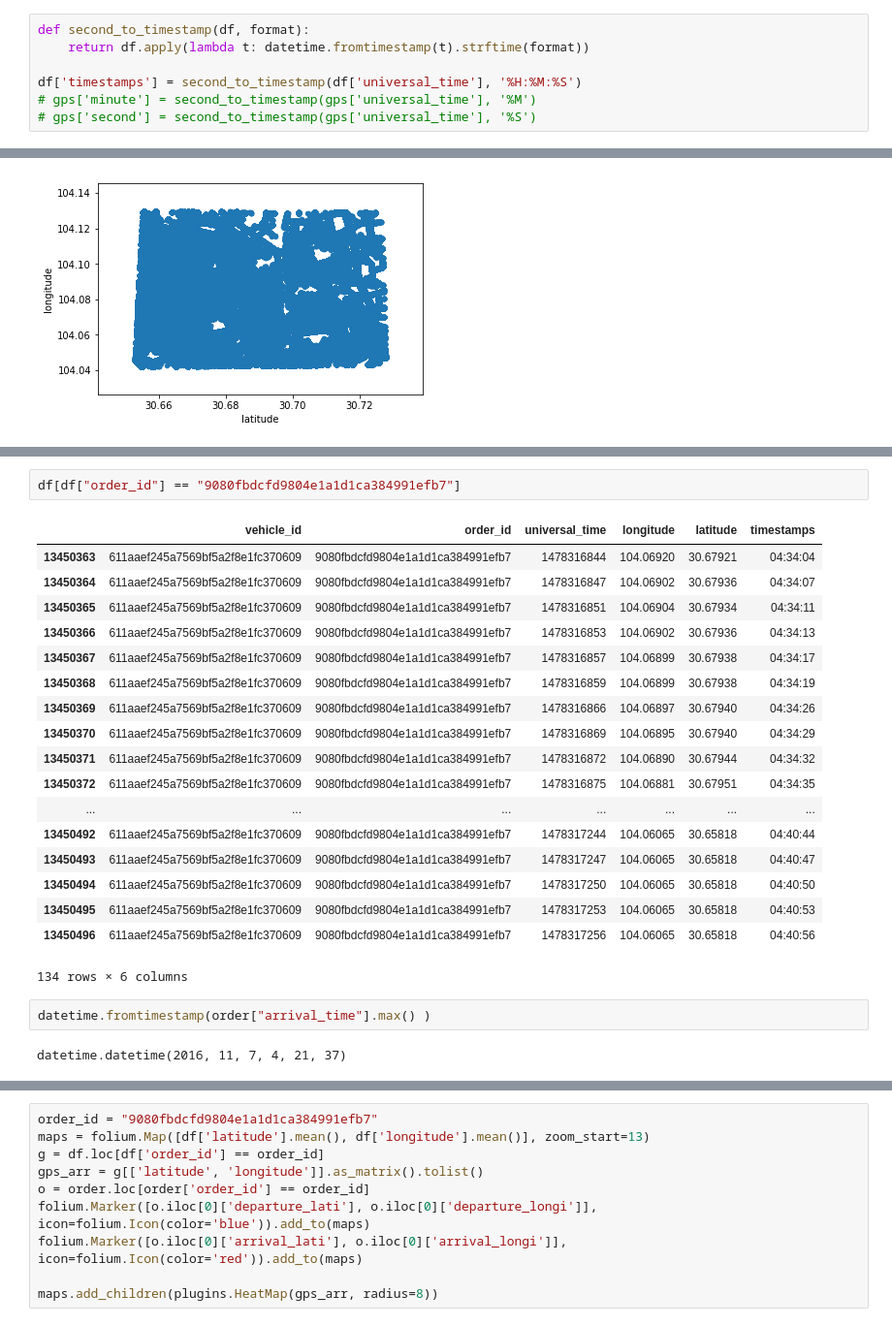
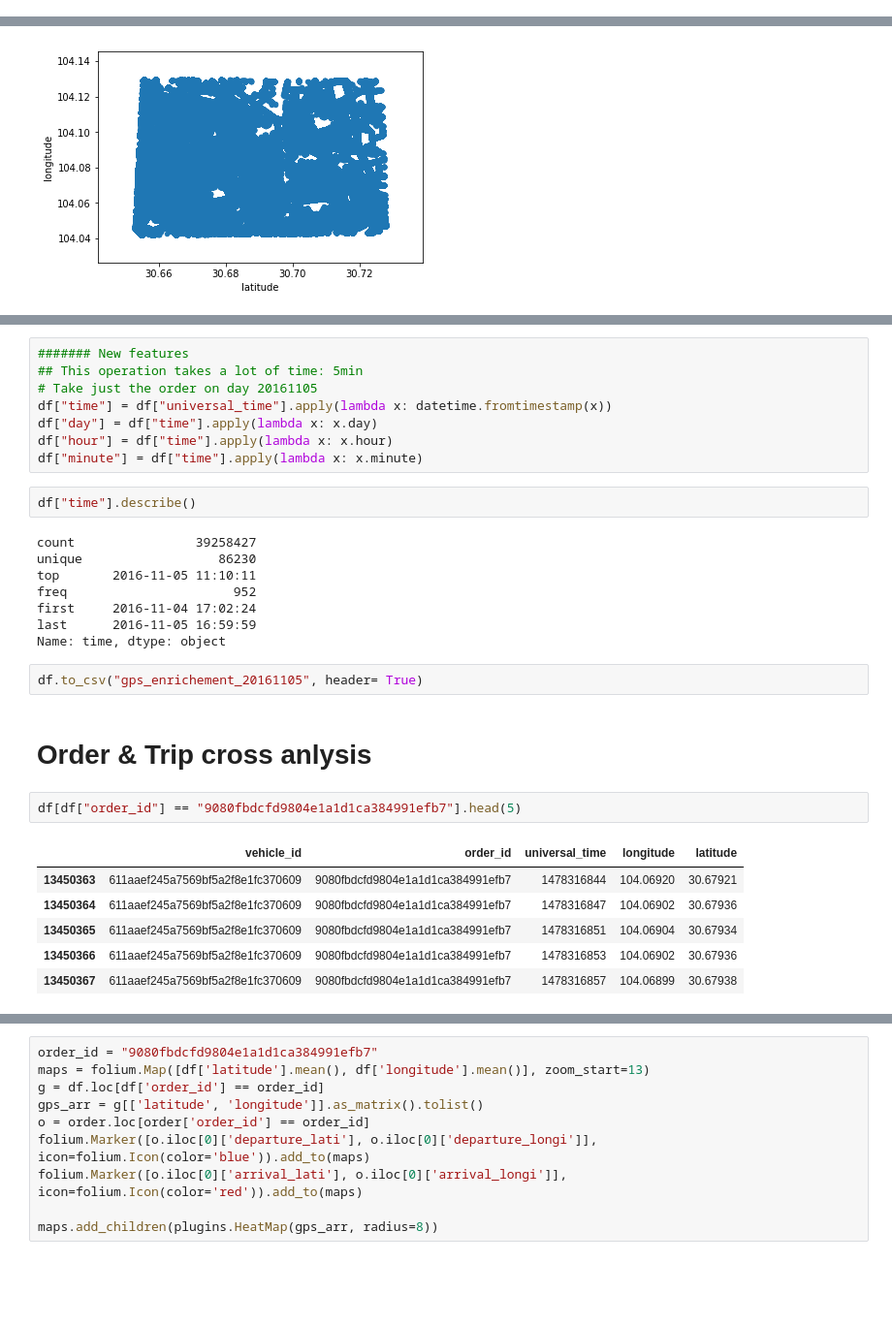
Before and after one commit to JiaoG/trafic-congestion-didi, a Jupyter notebook: data_exploration.ipynb, the cells around one changed output, grey strips where cells are left out. Shown: that part at 97% size. Saved outputs shown, nothing was run; the diff lists cells and outputs as text; blank space fills up the shorter version.

```diff
--- a/data_exploration.ipynb
+++ b/data_exploration.ipynb
@@ -54,10 +181,3 @@ max longitude : 104.1296
 min_longitude: 104.0421
 max latitude : 30.7278
 min latitude : :30.6529
-# %%
-def second_to_timestamp(df, format):
-    return df.apply(lambda t: datetime.fromtimestamp(t).strftime(format))
-
-df['timestamps'] = second_to_timestamp(df['universal_time'], '%H:%M:%S')
-# gps['minute'] = second_to_timestamp(gps['universal_time'], '%M')
-# gps['second'] = second_to_timestamp(gps['universal_time'], '%S')
@@ -325,25 +275,31 @@ Name: interval, dtype: object
+# %%
+####### New features
+## This operation takes a lot of time: 5min
+# Take just the order on day 20161105
+df["time"] = df["universal_time"].apply(lambda x: datetime.fromtimestamp(x))
+df["day"] = df["time"].apply(lambda x: x.day)
+df["hour"] = df["time"].apply(lambda x: x.hour)
+df["minute"] = df["time"].apply(lambda x: x.minute)
+# %%
+df["time"].describe()
+# %% [output]
+count                39258427
+unique                  86230
+top       2016-11-05 11:10:11
+freq                      952
+first     2016-11-04 17:02:24
+last      2016-11-05 16:59:59
+Name: time, dtype: object
+# %%
+df.to_csv("gps_enrichement_20161105", header= True)
+# %% [markdown]
+# Order & Trip cross anlysis
 # %%
-df[df["order_id"] == "9080fbdcfd9804e1a1d1ca384991efb7"]
+df[df["order_id"] == "9080fbdcfd9804e1a1d1ca384991efb7"].head(5)
 # %% [output]
-|  | vehicle_id | order_id | universal_time | longitude | latitude | timestamps |
-| 13450363 | 611aaef245a7569bf5a2f8e1fc370609 | 9080fbdcfd9804e1a1d1ca384991efb7 | 1478316844 | 104.06920 | 30.67921 | 04:34:04 |
-| 13450364 | 611aaef245a7569bf5a2f8e1fc370609 | 9080fbdcfd9804e1a1d1ca384991efb7 | 1478316847 | 104.06902 | 30.67936 | 04:34:07 |
-| 13450365 | 611aaef245a7569bf5a2f8e1fc370609 | 9080fbdcfd9804e1a1d1ca384991efb7 | 1478316851 | 104.06904 | 30.67934 | 04:34:11 |
-| 13450366 | 611aaef245a7569bf5a2f8e1fc370609 | 9080fbdcfd9804e1a1d1ca384991efb7 | 1478316853 | 104.06902 | 30.67936 | 04:34:13 |
-| 13450367 | 611aaef245a7569bf5a2f8e1fc370609 | 9080fbdcfd9804e1a1d1ca384991efb7 | 1478316857 | 104.06899 | 30.67938 | 04:34:17 |
-| 13450368 | 611aaef245a7569bf5a2f8e1fc370609 | 9080fbdcfd9804e1a1d1ca384991efb7 | 1478316859 | 104.06899 | 30.67938 | 04:34:19 |
-| 13450369 | 611aaef245a7569bf5a2f8e1fc370609 | 9080fbdcfd9804e1a1d1ca384991efb7 | 1478316866 | 104.06897 | 30.67940 | 04:34:26 |
-| 13450370 | 611aaef245a7569bf5a2f8e1fc370609 | 9080fbdcfd9804e1a1d1ca384991efb7 | 1478316869 | 104.06895 | 30.67940 | 04:34:29 |
-| 13450371 | 611aaef245a7569bf5a2f8e1fc370609 | 9080fbdcfd9804e1a1d1ca384991efb7 | 1478316872 | 104.06890 | 30.67944 | 04:34:32 |
-| 13450372 | 611aaef245a7569bf5a2f8e1fc370609 | 9080fbdcfd9804e1a1d1ca384991efb7 | 1478316875 | 104.06881 | 30.67951 | 04:34:35 |
-| ... | ... | ... | ... | ... | ... | ... |
-| 13450492 | 611aaef245a7569bf5a2f8e1fc370609 | 9080fbdcfd9804e1a1d1ca384991efb7 | 1478317244 | 104.06065 | 30.65818 | 04:40:44 |
-| 13450493 | 611aaef245a7569bf5a2f8e1fc370609 | 9080fbdcfd9804e1a1d1ca384991efb7 | 1478317247 | 104.06065 | 30.65818 | 04:40:47 |
-| 13450494 | 611aaef245a7569bf5a2f8e1fc370609 | 9080fbdcfd9804e1a1d1ca384991efb7 | 1478317250 | 104.06065 | 30.65818 | 04:40:50 |
-| 13450495 | 611aaef245a7569bf5a2f8e1fc370609 | 9080fbdcfd9804e1a1d1ca384991efb7 | 1478317253 | 104.06065 | 30.65818 | 04:40:53 |
-| 13450496 | 611aaef245a7569bf5a2f8e1fc370609 | 9080fbdcfd9804e1a1d1ca384991efb7 | 1478317256 | 104.06065 | 30.65818 | 04:40:56 |
+|  | vehicle_id | order_id | universal_time | longitude | latitude |
+| 13450363 | 611aaef245a7569bf5a2f8e1fc370609 | 9080fbdcfd9804e1a1d1ca384991efb7 | 1478316844 | 104.06920 | 30.67921 |
+| 13450364 | 611aaef245a7569bf5a2f8e1fc370609 | 9080fbdcfd9804e1a1d1ca384991efb7 | 1478316847 | 104.06902 | 30.67936 |
+| 13450365 | 611aaef245a7569bf5a2f8e1fc370609 | 9080fbdcfd9804e1a1d1ca384991efb7 | 1478316851 | 104.06904 | 30.67934 |
+| 13450366 | 611aaef245a7569bf5a2f8e1fc370609 | 9080fbdcfd9804e1a1d1ca384991efb7 | 1478316853 | 104.06902 | 30.67936 |
+| 13450367 | 611aaef245a7569bf5a2f8e1fc370609 | 9080fbdcfd9804e1a1d1ca384991efb7 | 1478316857 | 104.06899 | 30.67938 |
-134 rows × 6 columns
-# %%
-datetime.fromtimestamp(order["arrival_time"].max() )
-# %% [output]
-datetime.datetime(2016, 11, 7, 4, 21, 37)
```
Also changed, not shown: parts of 72 cells of this notebook.
